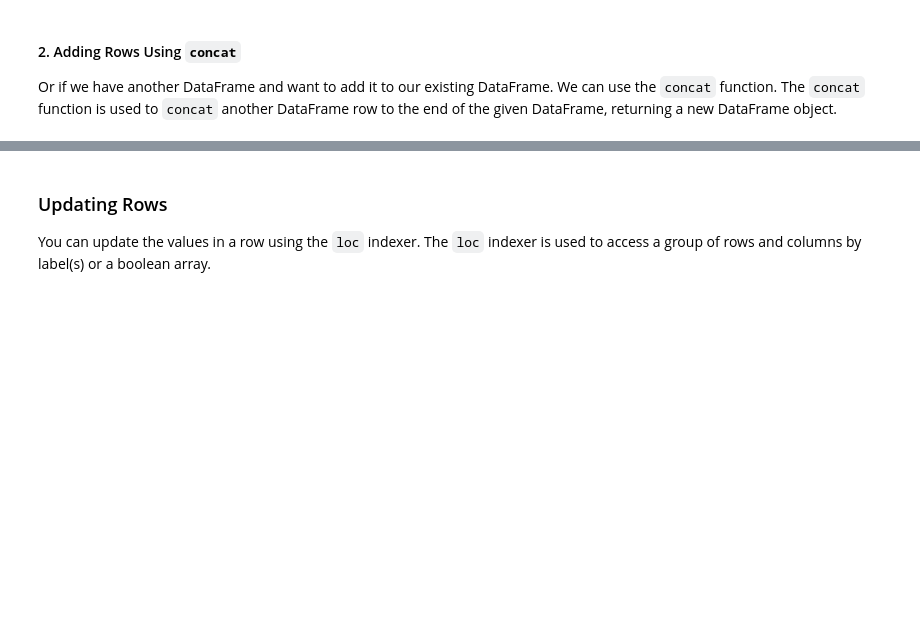
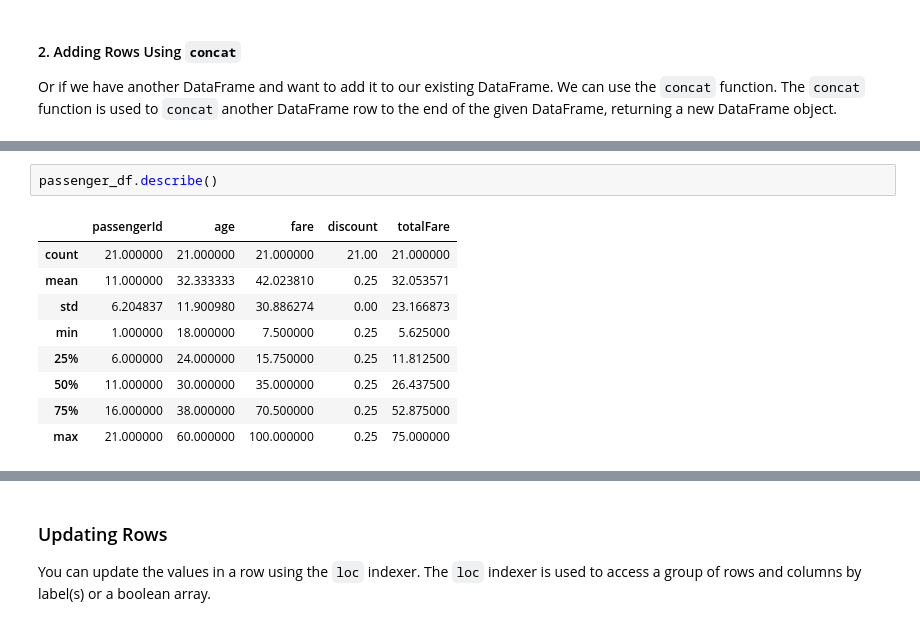
Before and after one commit to byrocuy/REA-AI_Mastery, a Jupyter notebook: week-1/session-2/00_pandas.ipynb, the cells around one changed output, grey strips where cells are left out. Saved outputs shown, nothing was run; the diff lists cells and outputs as text; blank space fills up the shorter version.

```diff
--- a/week-1/session-2/00_pandas.ipynb
+++ b/week-1/session-2/00_pandas.ipynb
@@ -801,3 +860,15 @@ Or if we have another DataFrame and want to add it to our existing DataFrame. We
+# %%
+passenger_df.describe()
+# %% [output]
+|  | passengerId | age | fare | discount | totalFare |
+| count | 21.000000 | 21.000000 | 21.000000 | 21.00 | 21.000000 |
+| mean | 11.000000 | 32.333333 | 42.023810 | 0.25 | 32.053571 |
+| std | 6.204837 | 11.900980 | 30.886274 | 0.00 | 23.166873 |
+| min | 1.000000 | 18.000000 | 7.500000 | 0.25 | 5.625000 |
+| 25% | 6.000000 | 24.000000 | 15.750000 | 0.25 | 11.812500 |
+| 50% | 11.000000 | 30.000000 | 35.000000 | 0.25 | 26.437500 |
+| 75% | 16.000000 | 38.000000 | 70.500000 | 0.25 | 52.875000 |
+| max | 21.000000 | 60.000000 | 100.000000 | 0.25 | 75.000000 |
 # %%
 new_rows = {'passengerId': [22, 23],
             'class':['First','Third'],
```
Also changed, not shown: parts of 24 cells of this notebook, 3 other files.
